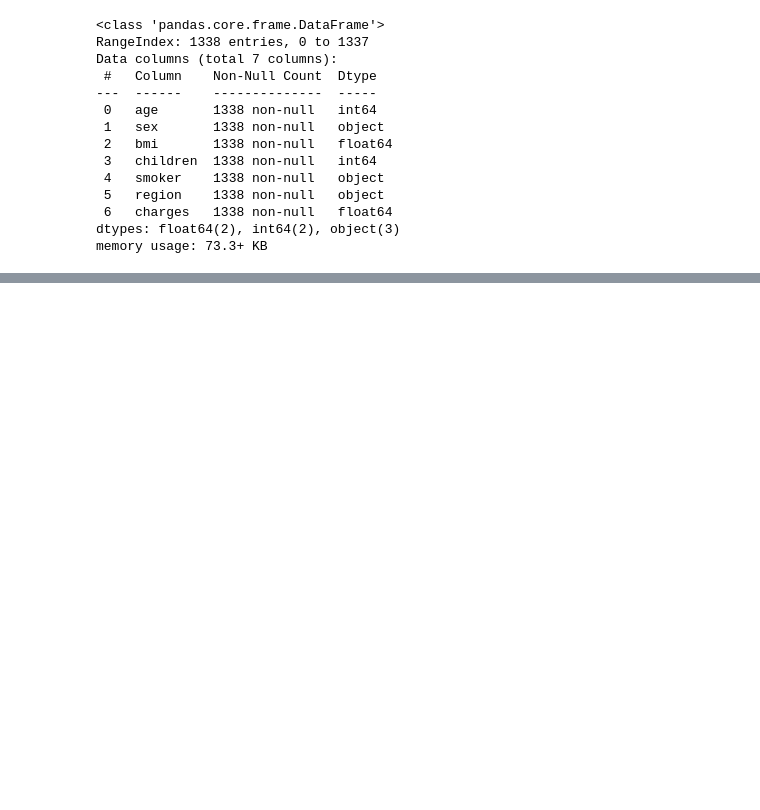
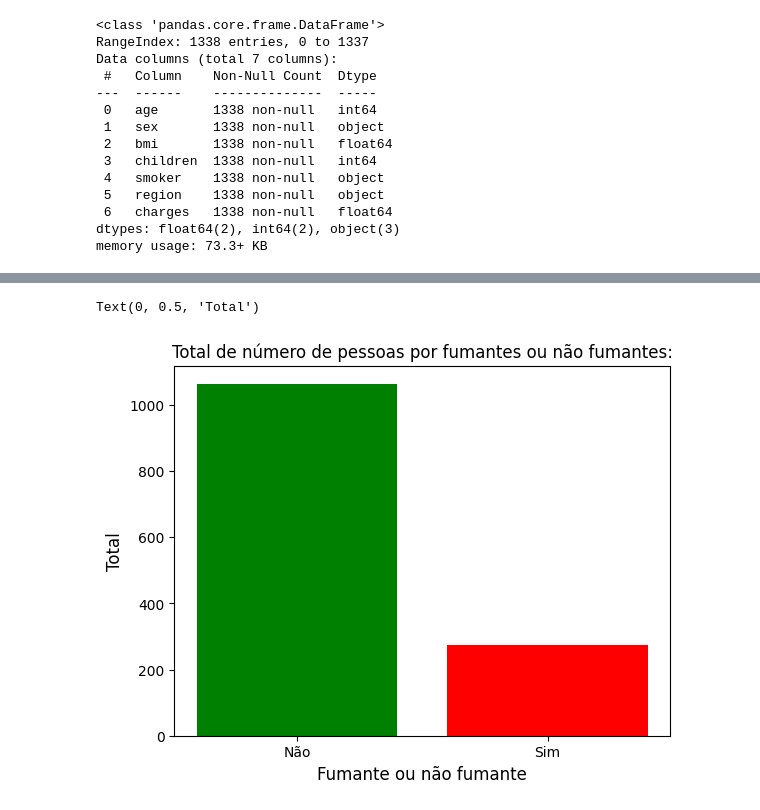
Before and after one commit to lucasfelipecdm/tech-challenge-fase-1, a Jupyter notebook: exploration/data_exploration.ipynb, the cells around one changed output, grey strips where cells are left out. Saved outputs shown, nothing was run; the diff lists cells and outputs as text; code cells hidden in the pictures; blank space fills up the shorter version.

```diff
--- a/exploration/data_exploration.ipynb
+++ b/exploration/data_exploration.ipynb
@@ -36,0 +168,10 @@ memory usage: 73.3+ KB
+# %%
+count_smoking = dataset['smoker'].value_counts()
+
+plt.title("Total de número de pessoas por fumantes ou não fumantes:")
+plt.bar(['Não', 'Sim'], count_smoking, color=['green', 'red'])
+plt.xlabel("Fumante ou não fumante")
+plt.ylabel("Total")
+# %% [output]
+Text(0, 0.5, 'Total')
+[figure, added]
```
Also changed, not shown: parts of 29 cells of this notebook.
